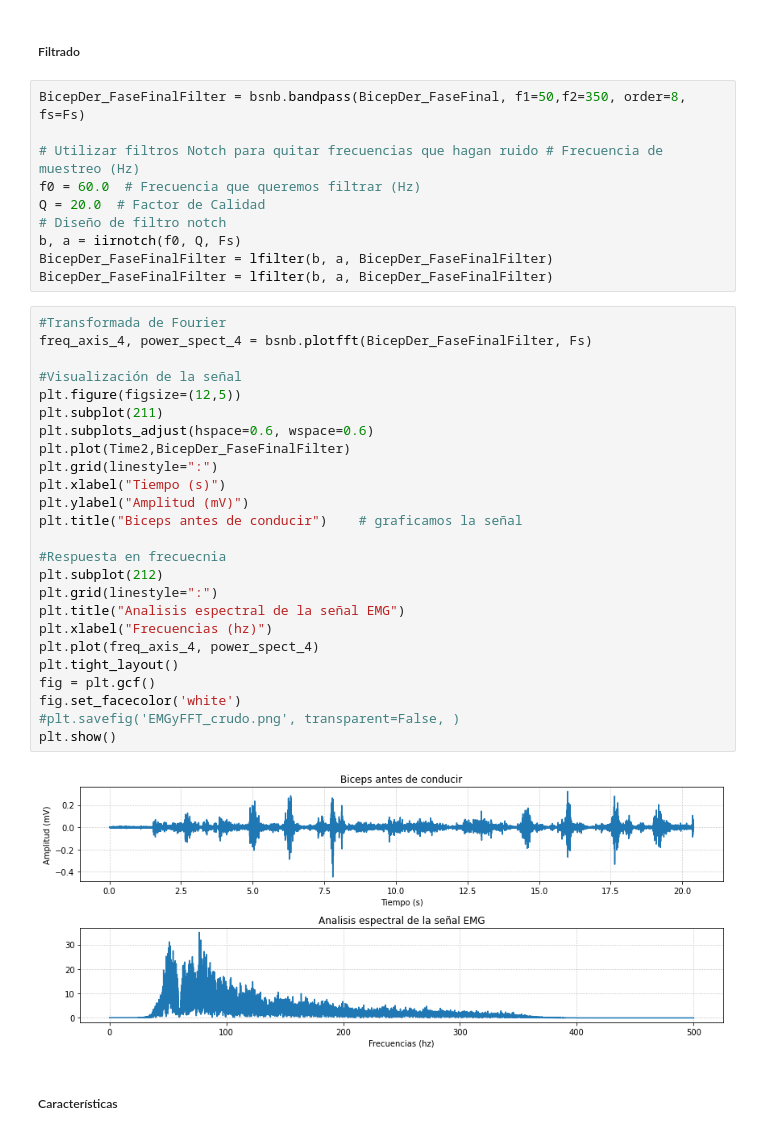
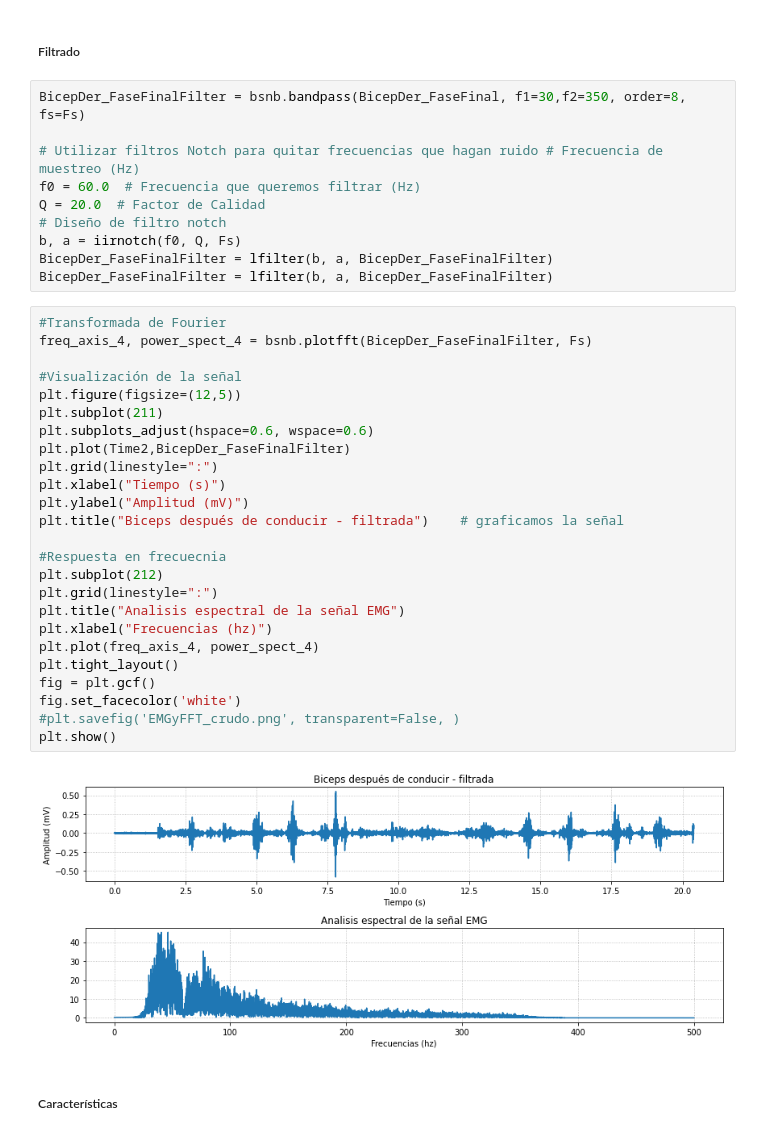
Before and after one commit to fruizg/Introduccion_de_senales, a Jupyter notebook: Software/Procesamiento_Senales/ProcesamientoBicep.ipynb, the cells around one changed output. Drawn from its saved outputs; the diff is of its cells as text.

Commit message:
FinalizacionProcesamiento

```diff
--- a/Software/Procesamiento_Senales/ProcesamientoBicep.ipynb
+++ b/Software/Procesamiento_Senales/ProcesamientoBicep.ipynb
@@ -164,7 +139,7 @@ plt.show()
 # %% [markdown]
 ##### Filtrado
 # %%
-BicepDer_FaseFinalFilter = bsnb.bandpass(BicepDer_FaseFinal, f1=50,f2=350, order=8, fs=Fs)
+BicepDer_FaseFinalFilter = bsnb.bandpass(BicepDer_FaseFinal, f1=30,f2=350, order=8, fs=Fs)
 
 # Utilizar filtros Notch para quitar frecuencias que hagan ruido # Frecuencia de muestreo (Hz)
 f0 = 60.0  # Frecuencia que queremos filtrar (Hz)
@@ -176,30 +151,30 @@ BicepDer_FaseFinalFilter = lfilter(b, a, BicepDer_FaseFinalFilter)
 # %%
 #Transformada de Fourier
 freq_axis_4, power_spect_4 = bsnb.plotfft(BicepDer_FaseFinalFilter, Fs)
 
 #Visualización de la señal
 plt.figure(figsize=(12,5))
 plt.subplot(211)
 plt.subplots_adjust(hspace=0.6, wspace=0.6)
 plt.plot(Time2,BicepDer_FaseFinalFilter)
 plt.grid(linestyle=":")
 plt.xlabel("Tiempo (s)")
 plt.ylabel("Amplitud (mV)")
-plt.title("Biceps antes de conducir")    # graficamos la señal
+plt.title("Biceps después de conducir - filtrada")    # graficamos la señal
 
 #Respuesta en frecuecnia
 plt.subplot(212)
 plt.grid(linestyle=":")
 plt.title("Analisis espectral de la señal EMG")
 plt.xlabel("Frecuencias (hz)")
 plt.plot(freq_axis_4, power_spect_4)
 plt.tight_layout()
 fig = plt.gcf()
 fig.set_facecolor('white')
 #plt.savefig('EMGyFFT_crudo.png', transparent=False, )
 plt.show()
 # %% [output]
-[figure, old version]
+[figure, new version]
 # %% [markdown]
 ##### Características
 # %%
```
Also changed, not shown: parts of 8 cells of this notebook, 5 other files.
